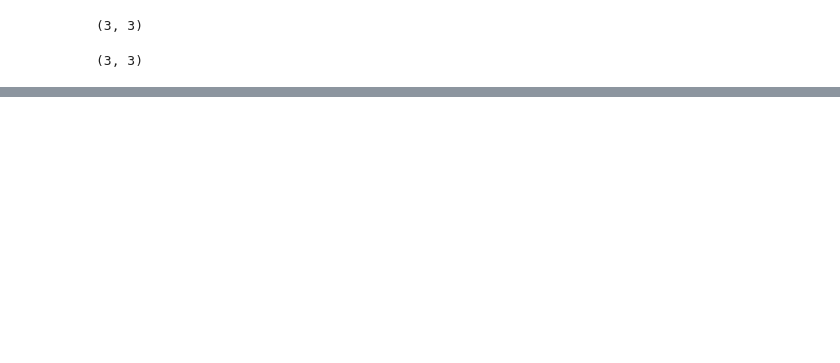
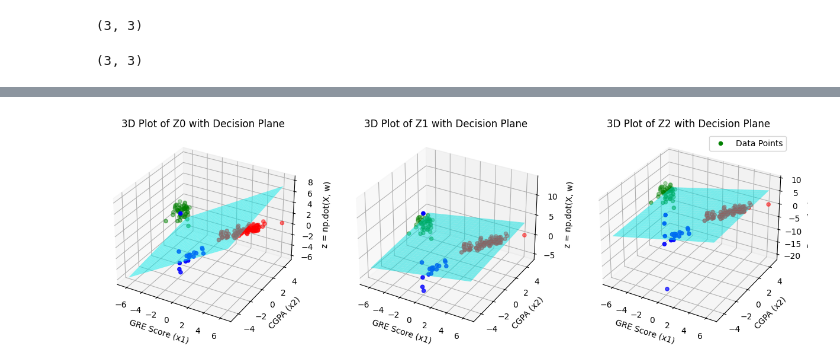
Before and after one commit to HongQuan1812/AIO2025, a Jupyter notebook: Module 5/softmax regression.ipynb, the cells around one changed output, grey strips where cells are left out. Cells and saved outputs as stored; diff of their text form; code cells hidden in the pictures; blank space fills up the shorter version.

```diff
--- a/Module 5/softmax regression.ipynb
+++ b/Module 5/softmax regression.ipynb
@@ -329,4 +254,0 @@ Epoch 300/300, loss: 9.887554508234798, f1: 0.2222222222222222, accuracy: 0.5
-# %%
-best_w, lossess = train(X_train, y_train, X_test, y_test, W, epochs, lr, batch_size)
-print(f"Best W: {best_w}")
-plt.plot(lossess)
@@ -373,0 +271,5 @@ Weighted F1-score: 0.6
+# %%
+z_values = calculate_z(X_train, best_w)
+z_values = z_values / np.sum(z_values, axis = 1, keepdims=True)
+w = best_w
+z_values.shape
@@ -373,0 +348,29 @@ Weighted F1-score: 0.6
+# %%
+# Create a figure with two 3D subplots
+
+fig = plt.figure(figsize=(15, 6))
+
+for i in range(z_values.shape[1]):
+    axi = fig.add_subplot(131+i, projection='3d')
+    axi.scatter(x1, x2, z_values[:,i], c=colors, marker='o', label="Data Points")
+
+    # Create a meshgrid for the decision plane
+    x1_range = np.linspace(min(x1), max(x1), 30)
+    x2_range = np.linspace(min(x2), max(x2), 30)
+    X1_mesh, X2_mesh = np.meshgrid(x1_range, x2_range)
+
+    # Compute z-plane (decision boundary)
+    Z_plane = w[0, i] + w[1, i] * X1_mesh + w[2, i] * X2_mesh
+    axi.plot_surface(X1_mesh, X2_mesh, Z_plane, color='cyan', alpha=0.5)
+
+    # Labels & Title
+    axi.set_xlabel("GRE Score (x1)")
+    axi.set_ylabel("CGPA (x2)")
+    axi.set_zlabel("z = np.dot(X, w)")
+    axi.set_title(f"3D Plot of Z{i} with Decision Plane")
+
+# Show plot
+plt.legend()
+plt.show()
+# %% [output]
+[figure, added]
```
Also changed, not shown: parts of 36 cells of this notebook, 1 other file.
